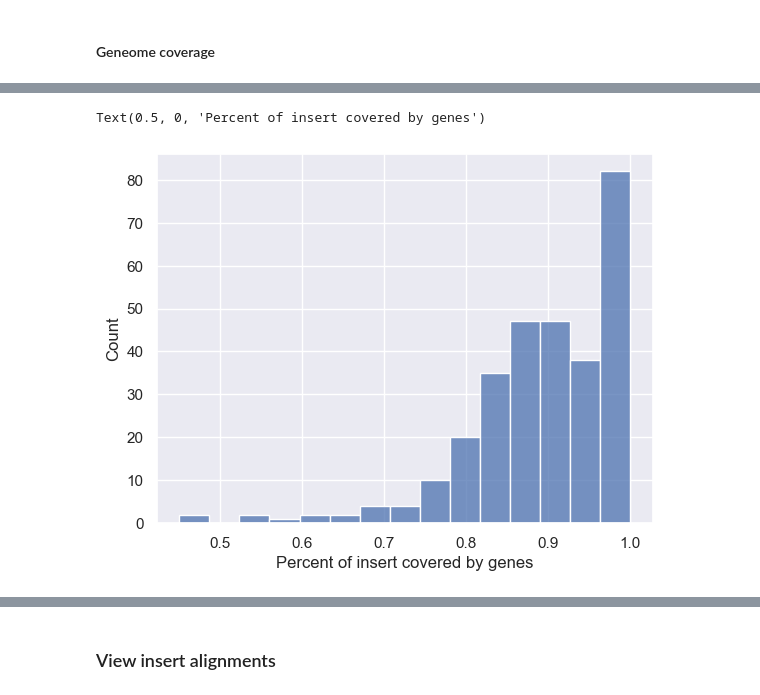
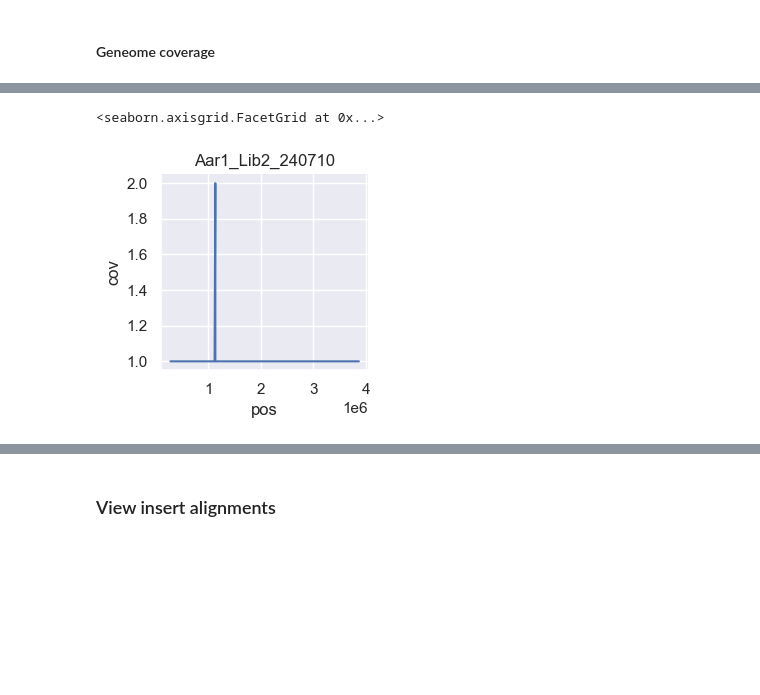
Before and after one commit to Pioneer-Research-Labs/long-read-qc, a Jupyter notebook: assets/report_template.ipynb, the cells around one changed output, grey strips where cells are left out. Saved outputs shown, nothing was run; the diff lists cells and outputs as text; code cells hidden in the pictures; blank space fills up the shorter version.

```diff
--- a/assets/report_template.ipynb
+++ b/assets/report_template.ipynb
@@ -91,6 +137,7 @@ Text(0.5, 0, 'Number of genes per insert')
-# %%
-plt = sns.histplot(read_cov, x = "percent_cov")
-plt.set_xlabel("Percent of insert covered by genes")
-# %% [output]
-Text(0.5, 0, 'Percent of insert covered by genes')
-[figure, removed]
+# %%
+gr = sns.FacetGrid(genome_cov_data, col = 'sample')
+gr.map(sns.lineplot, "pos", "cov")
+gr.set_titles(col_template = '{col_name}')
+# %% [output]
+<seaborn.axisgrid.FacetGrid at 0x...>
+[figure, added]
```
Also changed, not shown: parts of 21 cells of this notebook, 4 other files.
